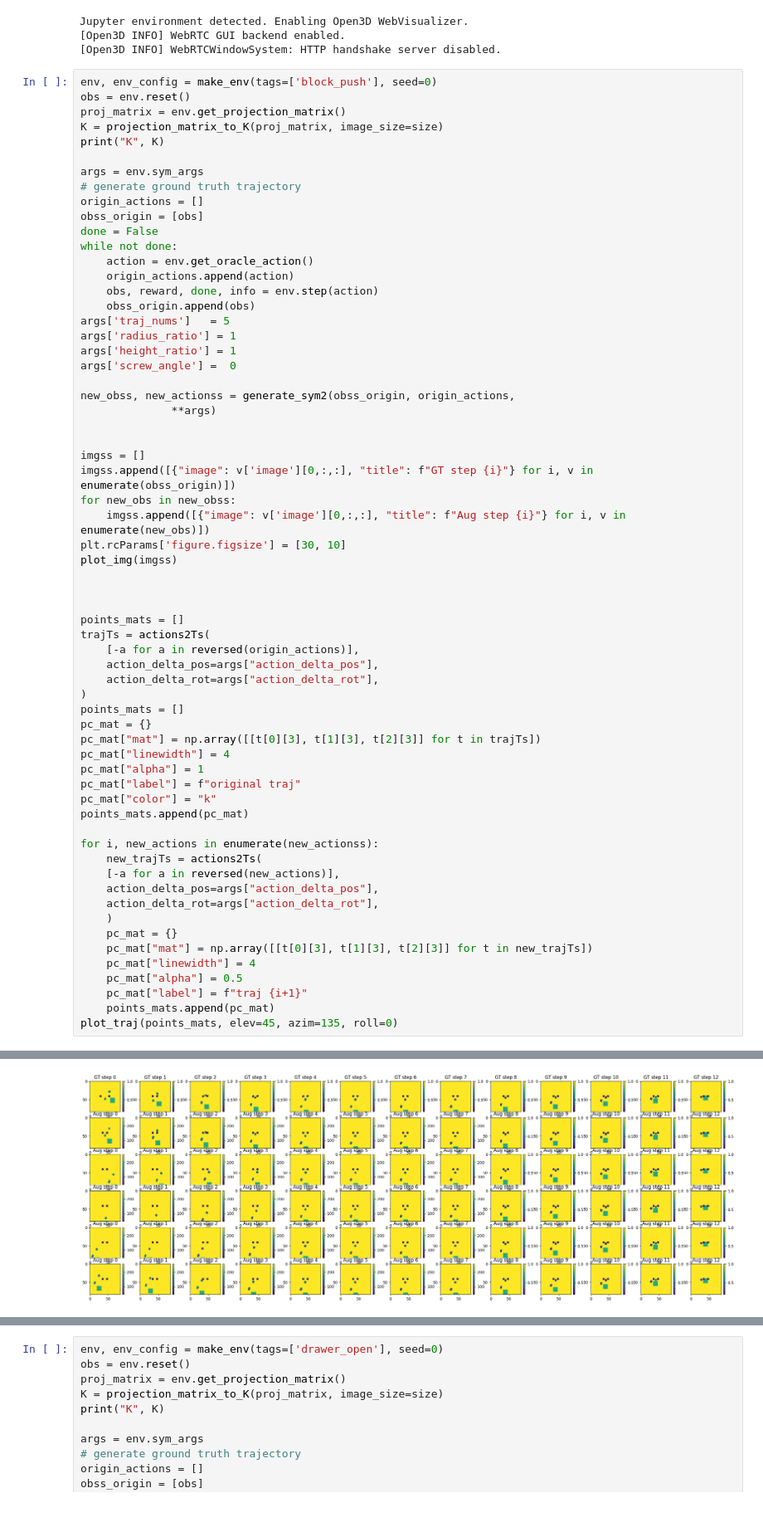
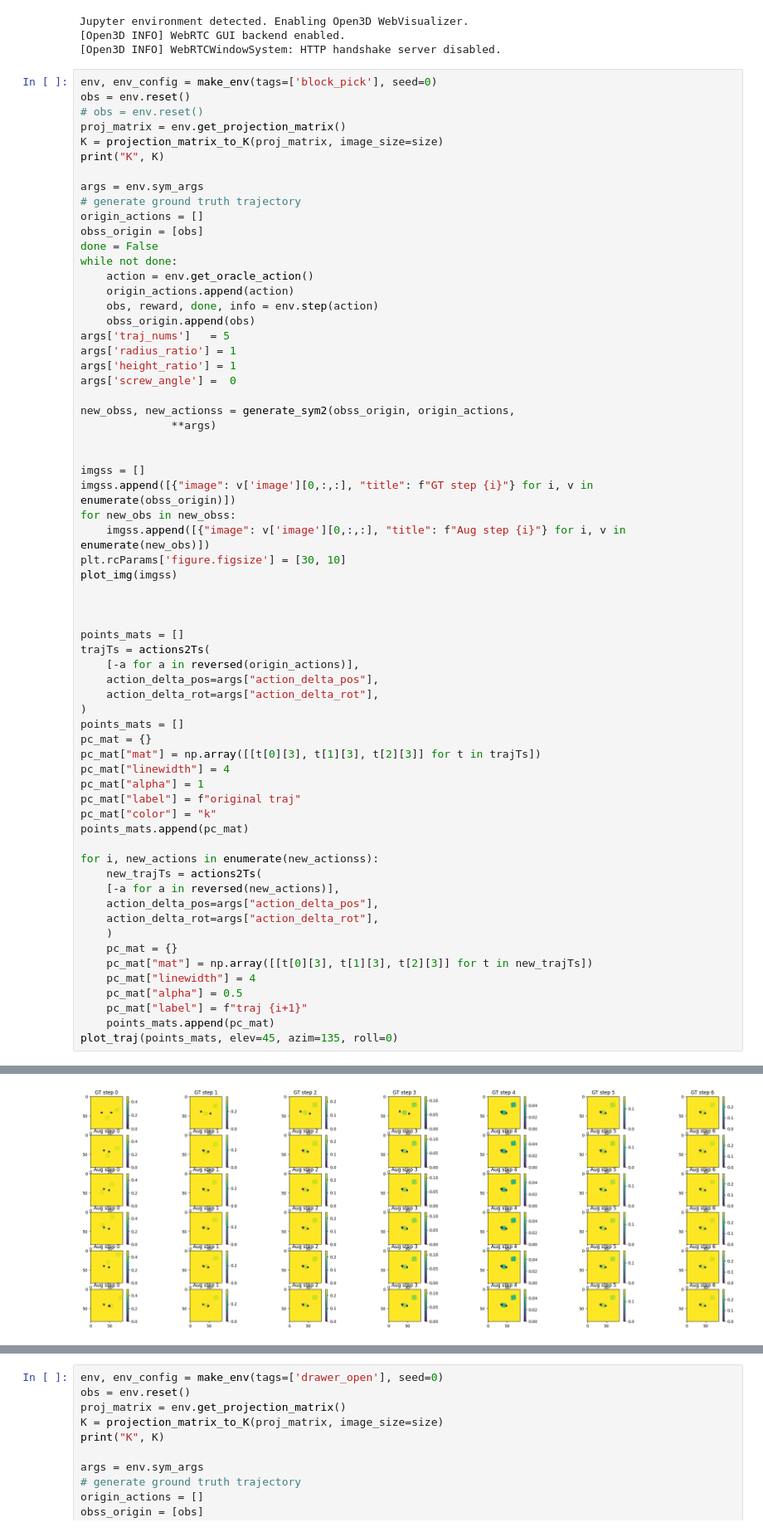
Before and after one commit to linhongbin-ws/rgbd-sym, a Jupyter notebook: example/local_sym6.ipynb, the cells around one changed output, grey strips where cells are left out. Shown at 83% size. Saved outputs shown, nothing was run; the diff lists cells and outputs as text.

Commit message:
fix block push

```diff
--- a/example/local_sym6.ipynb
+++ b/example/local_sym6.ipynb
@@ -17,8 +17,9 @@ Jupyter environment detected. Enabling Open3D WebVisualizer.
 [Open3D INFO] WebRTC GUI backend enabled.
 [Open3D INFO] WebRTCWindowSystem: HTTP handshake server disabled.
 # %%
-env, env_config = make_env(tags=['block_push'], seed=0)
+env, env_config = make_env(tags=['block_pick'], seed=0)
 obs = env.reset()
+# obs = env.reset()
 proj_matrix = env.get_projection_matrix()
 K = projection_matrix_to_K(proj_matrix, image_size=size)
 print("K", K)
@@ -88 +88 @@ K [[59.98221231  0.         42.        ]
-[figure, old version]
+[figure, new version]
```
Also changed, not shown: parts of 1 cell of this notebook, 6 other files.
